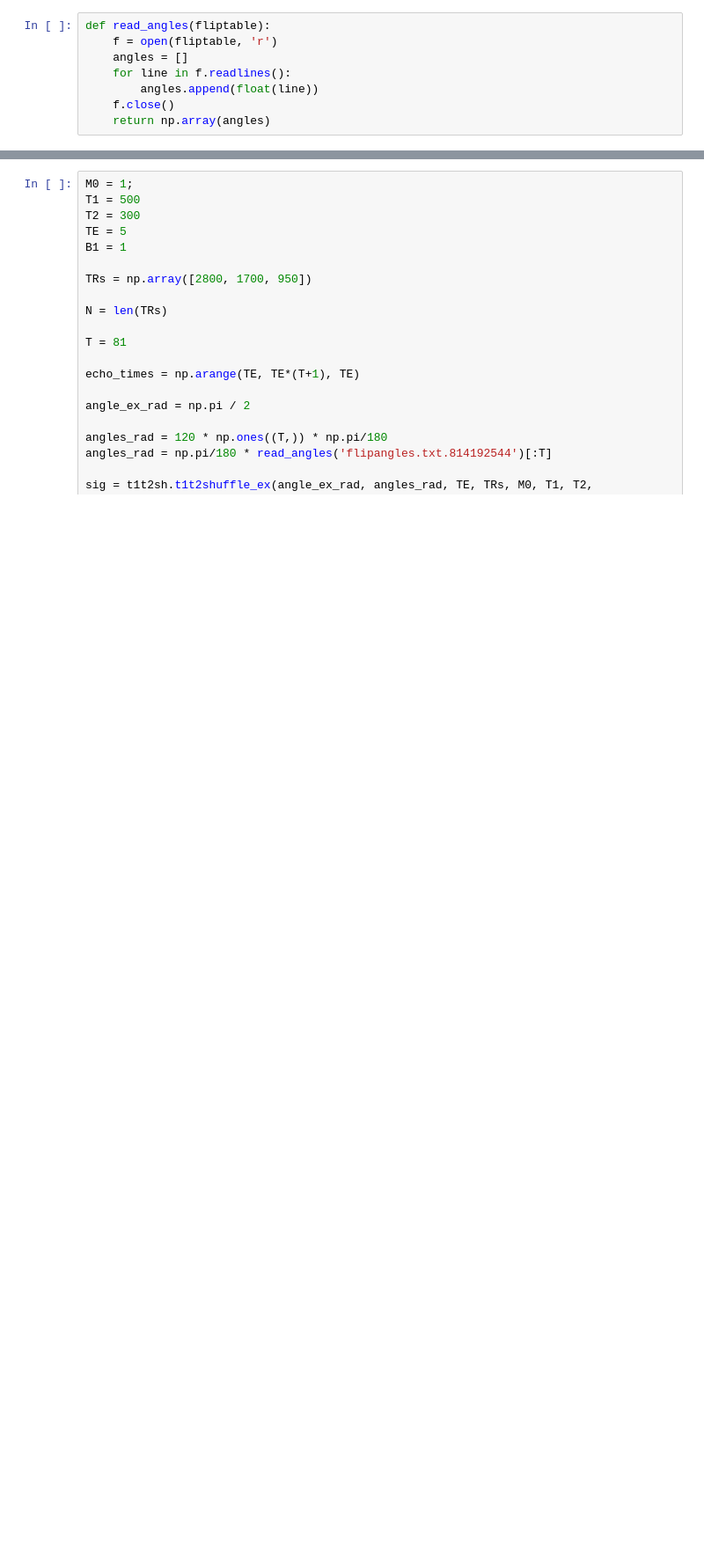
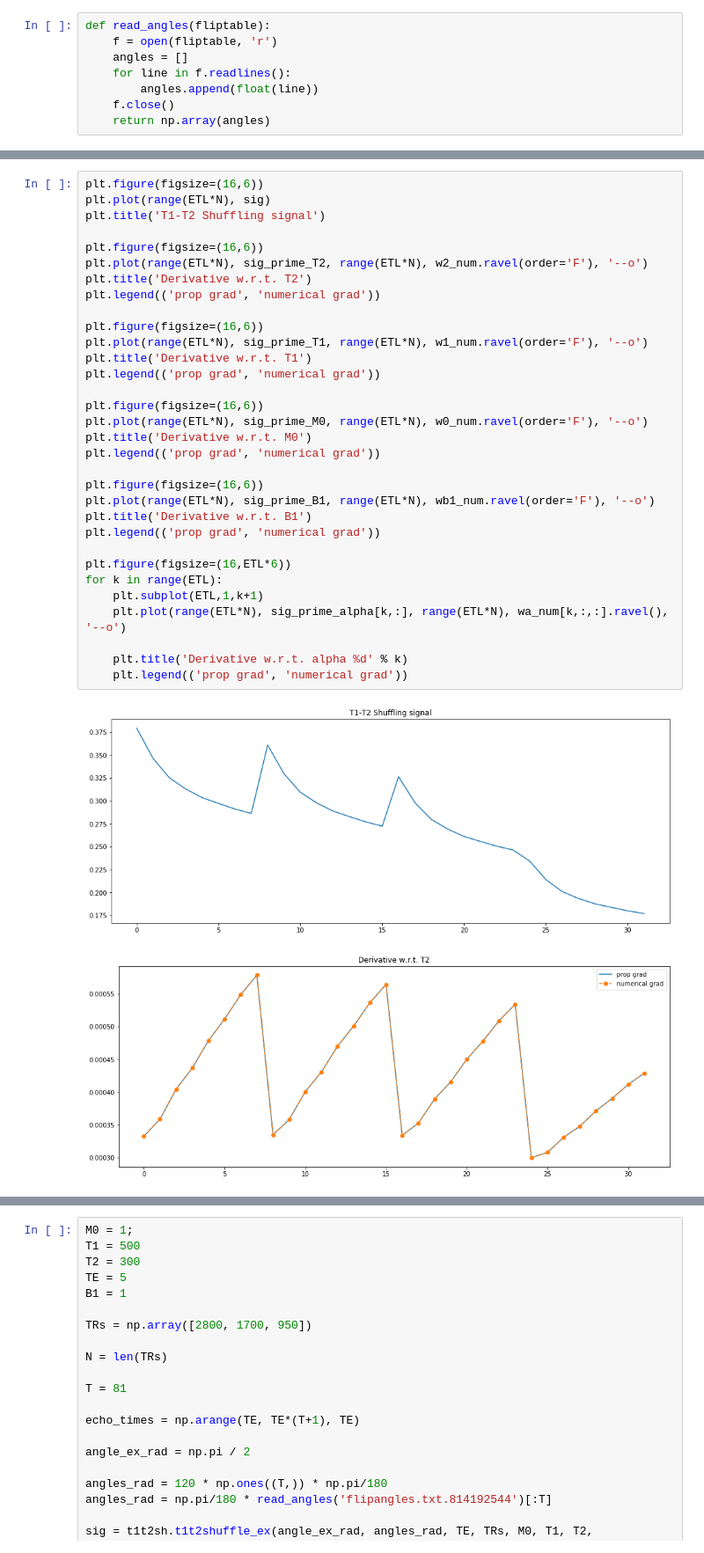
Before and after one commit to utcsilab/mri-sim-py, a Jupyter notebook: epg/T1-T2 Shuffling Simulation.ipynb, the cells around one changed output, grey strips where cells are left out. Shown: that part at 88% size. Cells and saved outputs as stored; diff of their text form; blank space fills up the shorter version.

```diff
--- a/epg/T1-T2 Shuffling Simulation.ipynb
+++ b/epg/T1-T2 Shuffling Simulation.ipynb
@@ -186,0 +152,35 @@ alpha numerical vs prop gradient error: 7.51387511699e-11
+# %%
+plt.figure(figsize=(16,6))
+plt.plot(range(ETL*N), sig)
+plt.title('T1-T2 Shuffling signal')
+
+plt.figure(figsize=(16,6))
+plt.plot(range(ETL*N), sig_prime_T2, range(ETL*N), w2_num.ravel(order='F'), '--o')
+plt.title('Derivative w.r.t. T2')
+plt.legend(('prop grad', 'numerical grad'))
+
+plt.figure(figsize=(16,6))
+plt.plot(range(ETL*N), sig_prime_T1, range(ETL*N), w1_num.ravel(order='F'), '--o')
+plt.title('Derivative w.r.t. T1')
+plt.legend(('prop grad', 'numerical grad'))
+
+plt.figure(figsize=(16,6))
+plt.plot(range(ETL*N), sig_prime_M0, range(ETL*N), w0_num.ravel(order='F'), '--o')
+plt.title('Derivative w.r.t. M0')
+plt.legend(('prop grad', 'numerical grad'))
+
+plt.figure(figsize=(16,6))
+plt.plot(range(ETL*N), sig_prime_B1, range(ETL*N), wb1_num.ravel(order='F'), '--o')
+plt.title('Derivative w.r.t. B1')
+plt.legend(('prop grad', 'numerical grad'))
+
+plt.figure(figsize=(16,ETL*6))
+for k in range(ETL):
+    plt.subplot(ETL,1,k+1)
+    plt.plot(range(ETL*N), sig_prime_alpha[k,:], range(ETL*N), wa_num[k,:,:].ravel(), '--o')
+
+    plt.title('Derivative w.r.t. alpha %d' % k)
+    plt.legend(('prop grad', 'numerical grad'))
+# %% [output]
+[figure, added]
+[figure, added]
```
Also changed, not shown: parts of 2 cells of this notebook, 2 other files.
